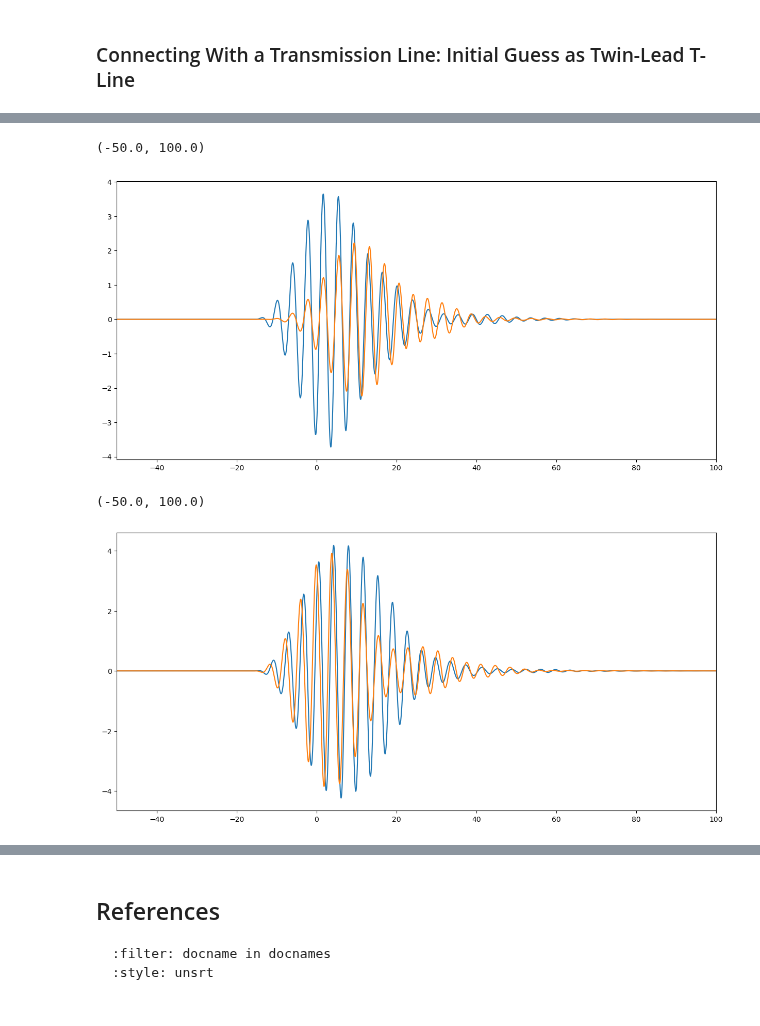
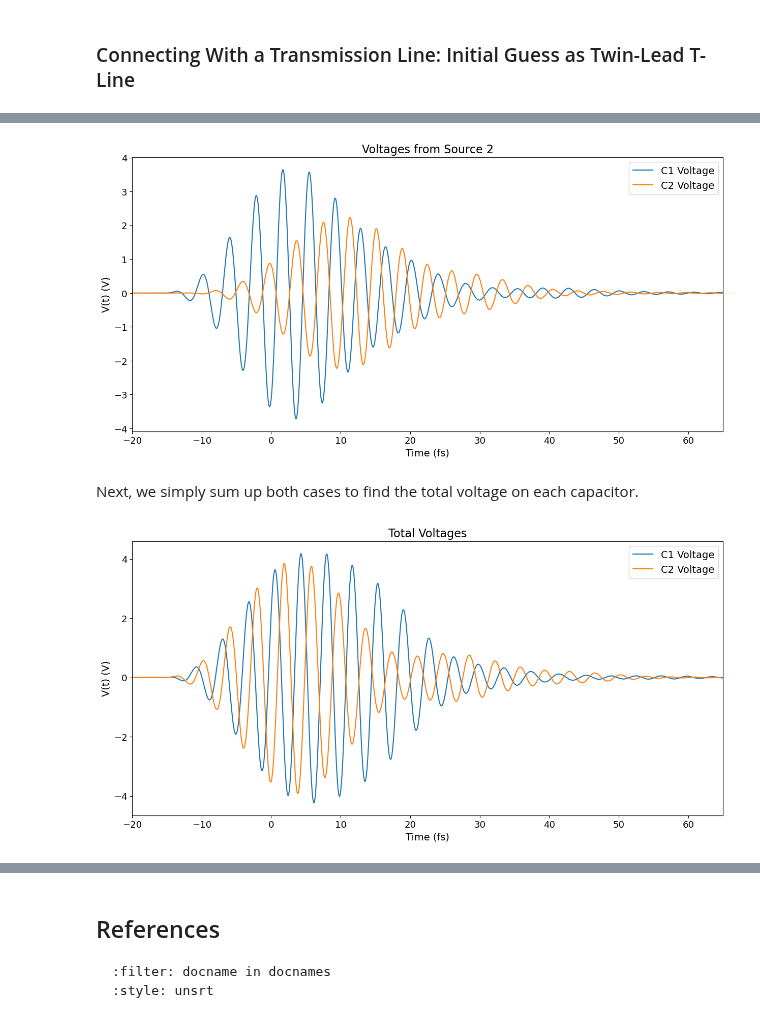
Before and after one commit to dkeathley/notes-to-self, a Jupyter notebook: _sources/NOTE-2022-11-27-coupled-oscillators/ipynb/note-resonances-in-coupled-nanoantennas.ipynb, the cells around one changed output, grey strips where cells are left out. Drawn from its saved outputs; the diff is of its cells as text; code cells hidden in the pictures.

```diff
--- a/_sources/NOTE-2022-11-27-coupled-oscillators/ipynb/note-resonances-in-coupled-nanoantennas.ipynb
+++ b/_sources/NOTE-2022-11-27-coupled-oscillators/ipynb/note-resonances-in-coupled-nanoantennas.ipynb
@@ -291,42 +362,44 @@ ax1.set_xlim(-20, 200)
 #Load impedance at 2 as seen by source at 1
 
 ZL2 = Zt1*Zb1/(Zt1 + Zb1)
 
 Gamma2 = (ZL2 - Z0)/(ZL2 + Z0)
 
 Zin2 = Z0*(1 + Gamma2*np.exp(-1j*2*beta*l)*np.exp(-2*alpha*l))/(1 - Gamma2*np.exp(-1j*2*beta*l)*np.exp(-2*alpha*l))
 
 Zp2 = Zb2*Zin2/(Zb2 + Zin2)
 
 Vin2f = V2f*Zp2/(Zt2 + Zp2)
 
 Vplus2f = Vin2f/(np.exp(1j*beta*l)*np.exp(alpha*l) + Gamma2*np.exp(-1j*beta*l)*np.exp(-1*alpha*l))
 Vo12f = Vplus2f*(1 + Gamma2)
 
 Vg2f = Vin2f/(1 + 1j*w*C2*(Rb2 + 1j*w*Lb2))
 Vg12f = Vo12f/(1 + 1j*w*C1*(Rb1 + 1j*w*Lb1))
 
 Vg2 = np.real(np.fft.ifft(Vg2f))
 Vg12 = np.real(np.fft.ifft(Vg12f))
 
 # -- Plots --
 fig = plt.figure()
 fig.set_size_inches(15, 7)
 
 ax1 = fig.add_subplot(1, 1, 1)
 # ax2 = fig.add_subplot(1, 2, 2)
 
-# ax1.plot(t, V1/np.abs(V1).max())
-ax1.plot(t, Vg2)
-ax1.plot(t, -1*Vg12)
-ax1.set_xlim(-50, 100)
+plt.plot(t, Vg2, label='C1 Voltage')
+plt.plot(t, Vg12, label='C2 Voltage')
+plt.xlim(-20, 65)
 
-
-# ax2.plot(t, V2/np.abs(V2).max(), t, Vin2/np.abs(Vin2).max())
-# ax2.set_xlim(-20, 40);
+plt.xlabel('Time (fs)', fontsize=14)
+plt.ylabel('V(t) (V)', fontsize=14)
+plt.title('Voltages from Source 2', fontsize=16)
+plt.tick_params(labelsize=13)
+plt.legend(fontsize=14);
 # %% [output]
-(-50.0, 100.0)
-[figure, old version]
+[figure, new version]
+# %% [markdown]
+Next, we simply sum up both cases to find the total voltage on each capacitor.
 # %%
 Vg1T = Vg1 + Vg12
 Vg2T = Vg2 + Vg21
@@ -337,9 +410,14 @@ fig.set_size_inches(15, 7)
 
 ax1 = fig.add_subplot(1, 1, 1)
 
-ax1.plot(t, Vg1T)
-ax1.plot(t, -1*Vg2T)
-ax1.set_xlim(-50, 100)
+ax1.plot(t, Vg1T, label='C1 Voltage')
+ax1.plot(t, Vg2T, label='C2 Voltage')
+ax1.set_xlim(-20, 65)
+
+plt.xlabel('Time (fs)', fontsize=14)
+plt.ylabel('V(t) (V)', fontsize=14)
+plt.title('Total Voltages', fontsize=16)
+plt.tick_params(labelsize=13)
+plt.legend(fontsize=14);
 # %% [output]
-(-50.0, 100.0)
-[figure, old version]
+[figure, new version]
```
Also changed, not shown: parts of 11 cells of this notebook, 6 other files.
